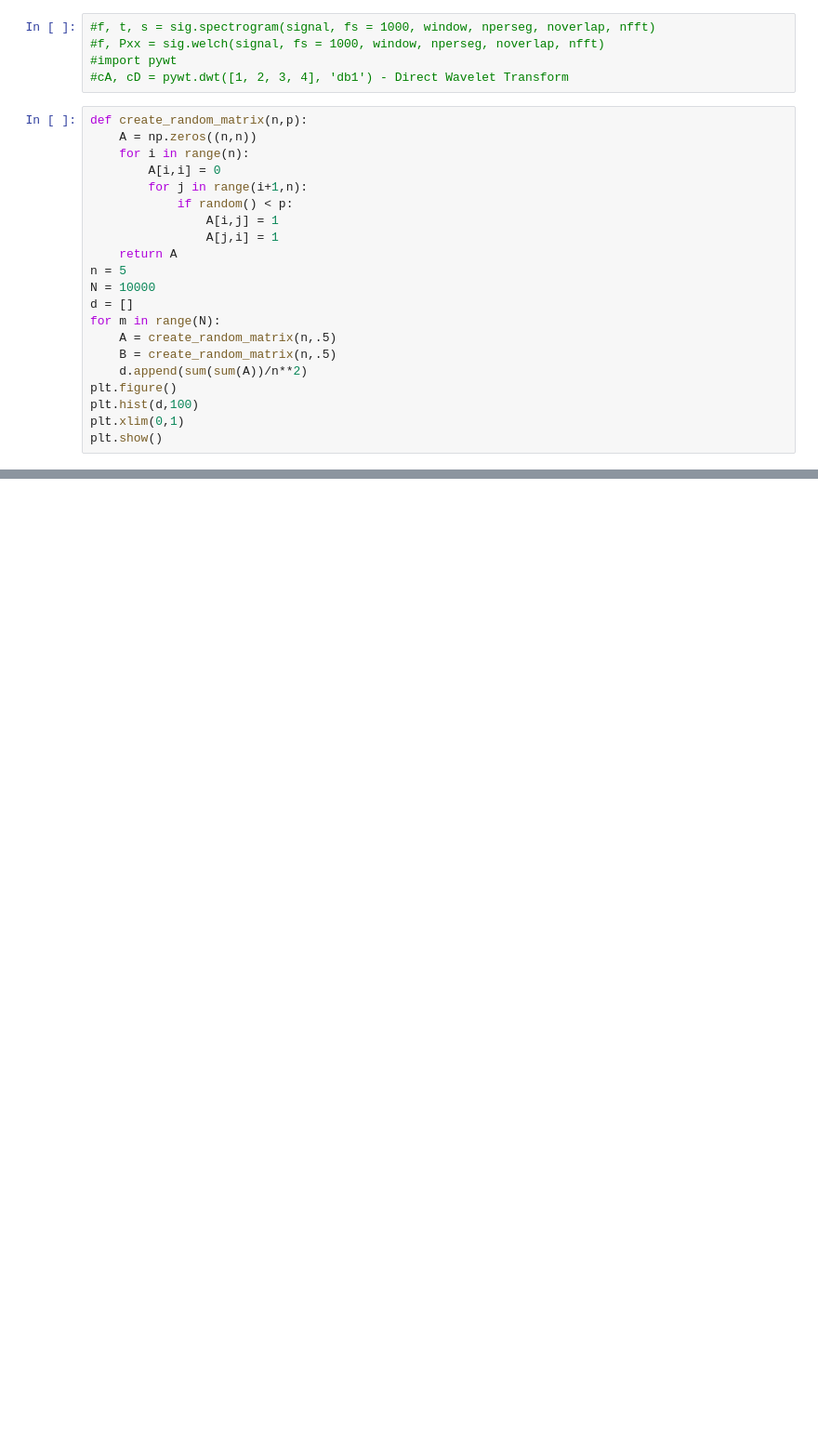
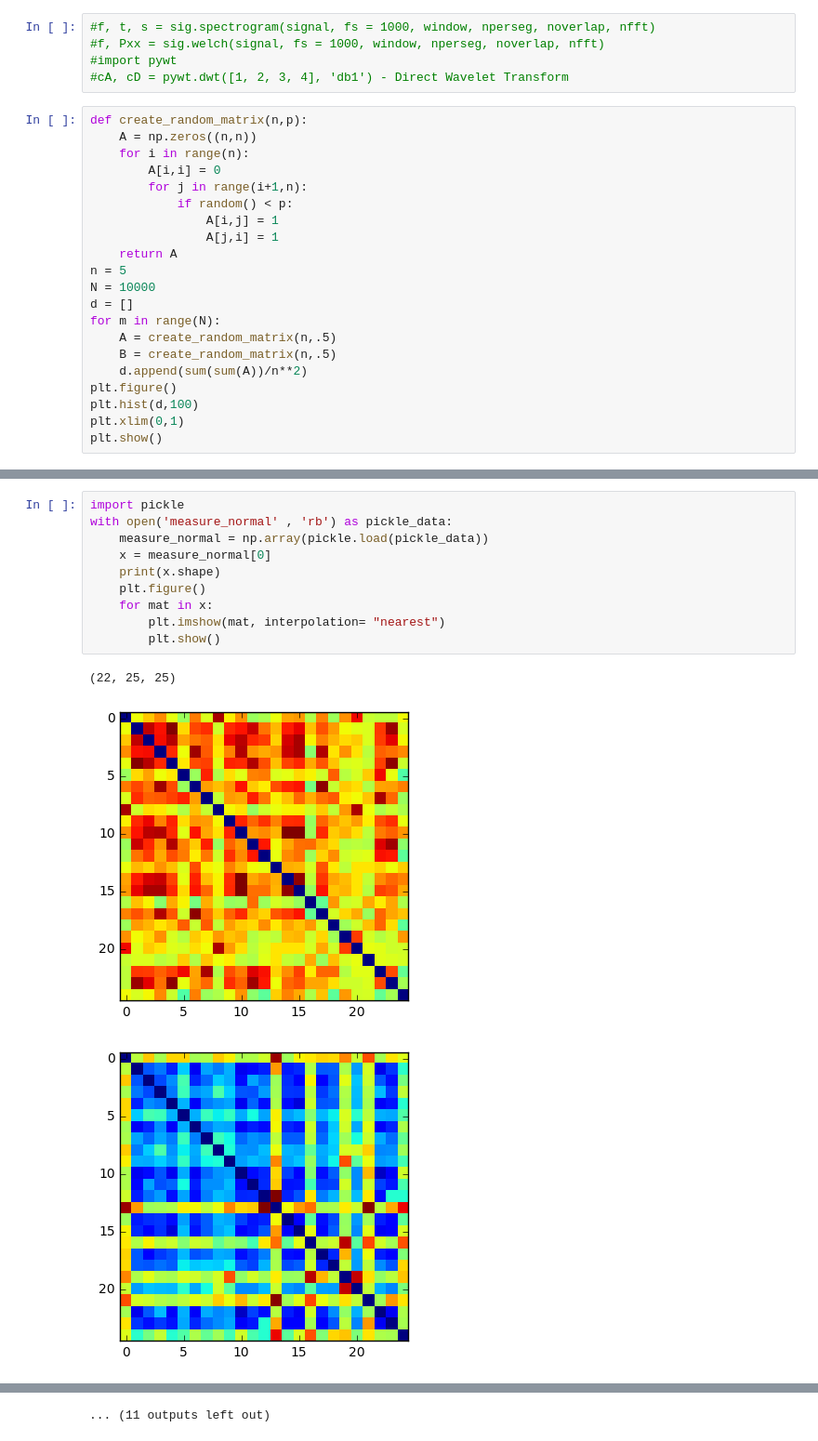
Before and after one commit to tester1456/NetworkModels, a Jupyter notebook: Graph Measures.ipynb, the cells around one changed output, grey strips where cells are left out. Shown at 93% size. Saved outputs shown, nothing was run; the diff lists cells and outputs as text; blank space fills up the shorter version.

Commit message:
Worked on measures

```diff
--- a/Graph Measures.ipynb
+++ b/Graph Measures.ipynb
@@ -150,0 +188,14 @@ print(PDC_func(tester.x[:,0,:]))
+# %%
+import pickle
+with open('measure_normal' , 'rb') as pickle_data:
+    measure_normal = np.array(pickle.load(pickle_data))
+    x = measure_normal[0]
+    print(x.shape)
+    plt.figure()
+    for mat in x:
+        plt.imshow(mat, interpolation= "nearest")
+        plt.show()
+# %% [output]
+(22, 25, 25)
+[figure, added]
+[figure, added]
@@ -150,0 +211 @@ print(PDC_func(tester.x[:,0,:]))
+... (11 outputs left out)
```
Also changed, not shown: parts of 10 cells of this notebook, 6 other files.
